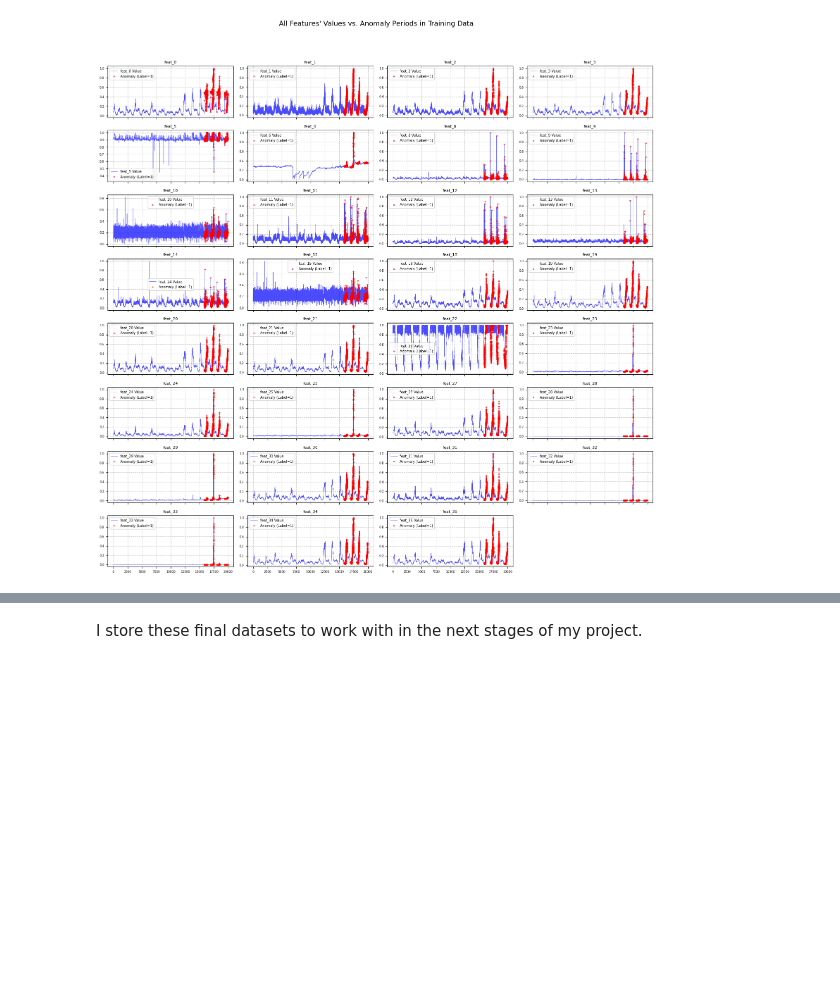
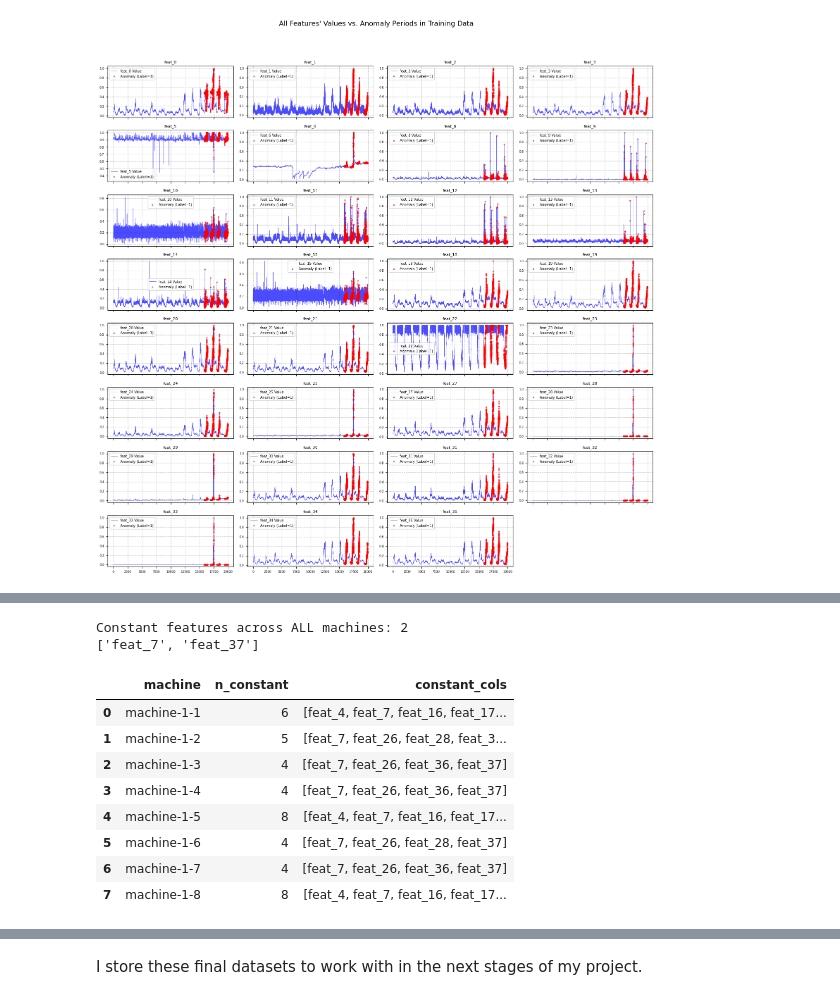
Before and after one commit to brenky7/cloud_metrics_predictions, a Jupyter notebook: notebooks/data_analysis.ipynb, the cells around one changed output, grey strips where cells are left out. Cells and saved outputs as stored; diff of their text form; code cells hidden in the pictures; blank space fills up the shorter version.

```diff
--- a/notebooks/data_analysis.ipynb
+++ b/notebooks/data_analysis.ipynb
@@ -205,0 +260,40 @@ On the other hand, there are some features like 10, 15, 22 that appear mostly st
+# %%
+# Concatenate all feature rows across machines
+all_features = pd.concat(
+    [df.drop(columns=["label"]) for df in machines.values()],
+    axis=0,
+    ignore_index=True,
+)
+
+constant_cols = [
+    col for col in all_features.columns if all_features[col].nunique(dropna=False) == 1
+]
+
+print(f"Constant features across ALL machines: {len(constant_cols)}")
+print(constant_cols)
+
+# Show which features are constant per machine
+per_machine_constant = {}
+for name, df in machines.items():
+    feat_df = df.drop(columns=["label"])
+    per_machine_constant[name] = [
+        c for c in feat_df.columns if feat_df[c].nunique(dropna=False) == 1
+    ]
+
+per_machine_constant_df = pd.DataFrame(
+    [{"machine": k, "n_constant": len(v), "constant_cols": v} for k, v in per_machine_constant.items()]
+).sort_values("machine")
+
+per_machine_constant_df
+# %% [output]
+Constant features across ALL machines: 2
+['feat_7', 'feat_37']
+|  | machine | n_constant | constant_cols |
+| 0 | machine-1-1 | 6 | [feat_4, feat_7, feat_16, feat_17... |
+| 1 | machine-1-2 | 5 | [feat_7, feat_26, feat_28, feat_3... |
+| 2 | machine-1-3 | 4 | [feat_7, feat_26, feat_36, feat_37] |
+| 3 | machine-1-4 | 4 | [feat_7, feat_26, feat_36, feat_37] |
+| 4 | machine-1-5 | 8 | [feat_4, feat_7, feat_16, feat_17... |
+| 5 | machine-1-6 | 4 | [feat_7, feat_26, feat_28, feat_37] |
+| 6 | machine-1-7 | 4 | [feat_7, feat_26, feat_36, feat_37] |
+| 7 | machine-1-8 | 8 | [feat_4, feat_7, feat_16, feat_17... |
```
Also changed, not shown: parts of 10 cells of this notebook, 13 other files.
